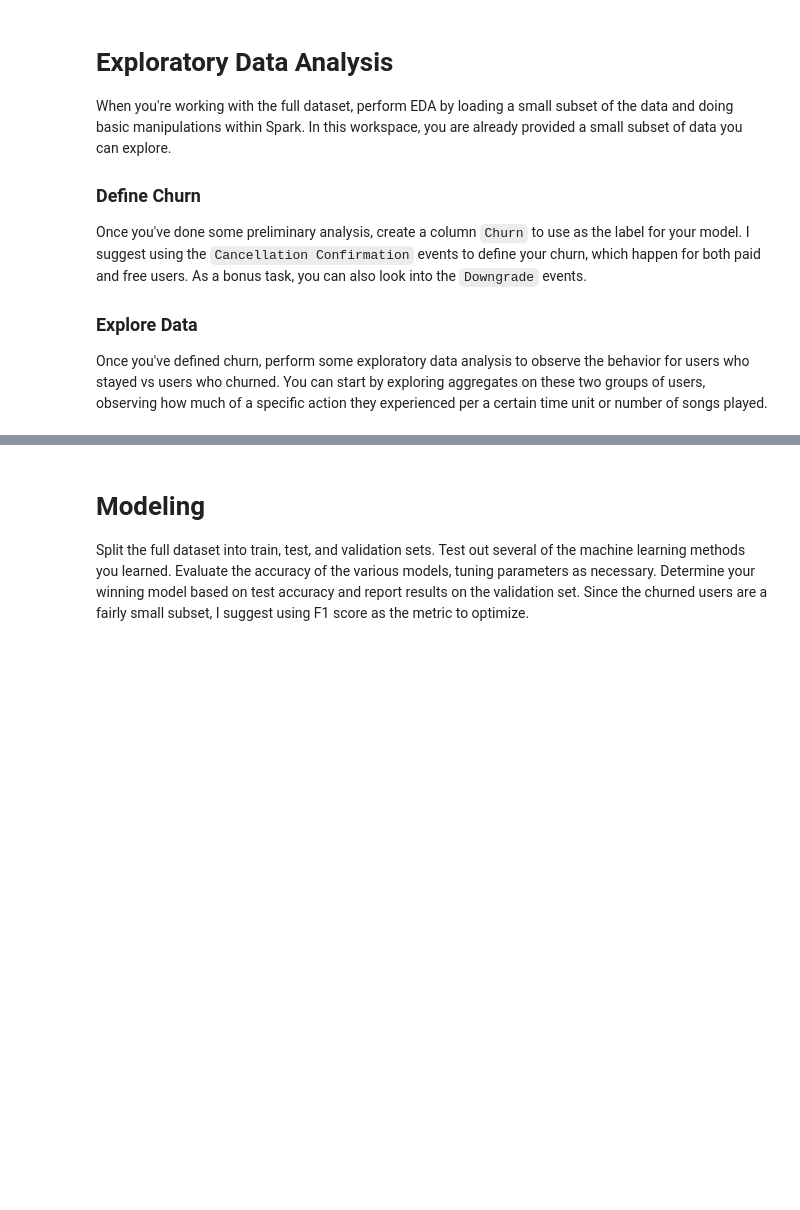
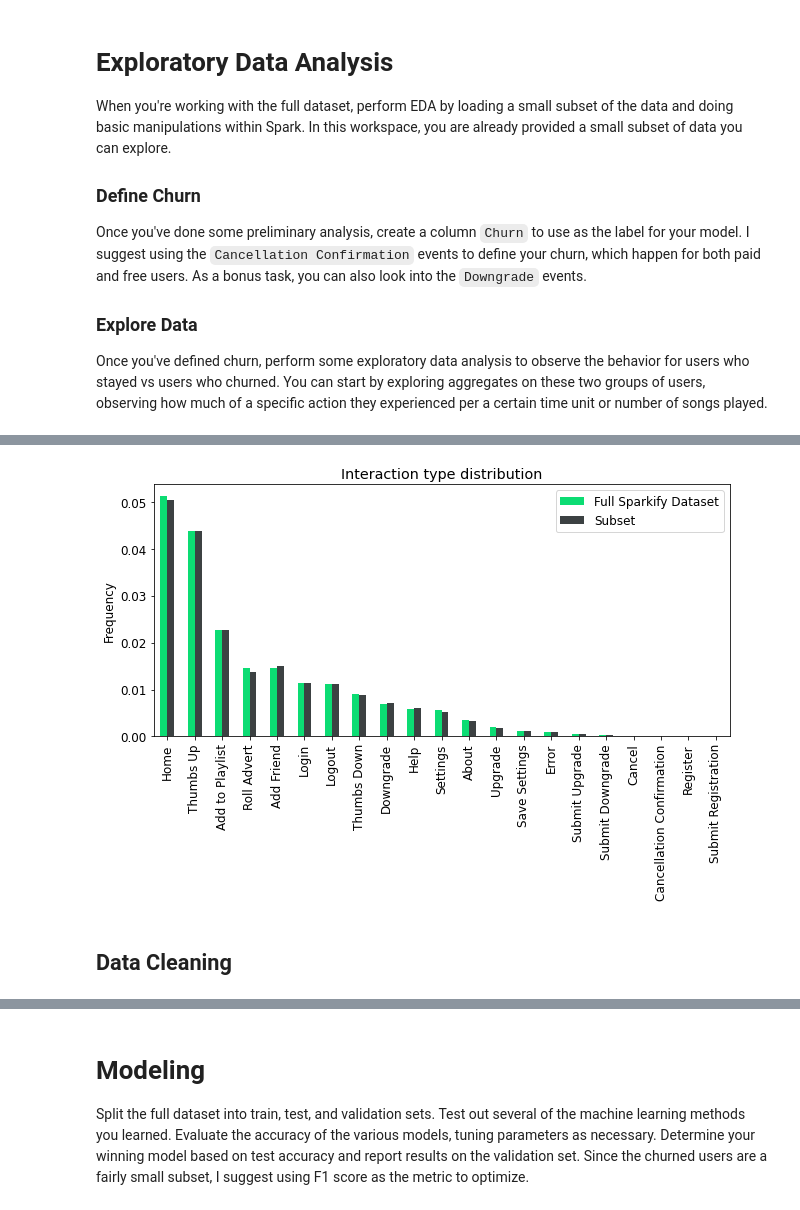
Before and after one commit to isakkabir/isakkabir-Customer-Churn-Prediction-Music-Streaming, a Jupyter notebook: Sparkify.ipynb, the cells around one changed output, grey strips where cells are left out. Cells and saved outputs as stored; diff of their text form; code cells hidden in the pictures; blank space fills up the shorter version.

```diff
--- a/Sparkify.ipynb
+++ b/Sparkify.ipynb
@@ -22,0 +395,16 @@ Once you've defined churn, perform some exploratory data analysis to observe the
+# %%
+# Distribution ex playing songs
+compare_pd[compare_pd['page']!='NextSong'].plot(x='page', y= ['Full Sparkify Dataset', 'Subset'], kind = "bar",
+                                               color = [color1, color2]);
+
+# Plot
+plt.rcParams['figure.figsize'] = (10,7)
+plt.xlabel("");
+plt.ylabel("Frequency");
+plt.title("Interaction type distribution");
+plt.subplots_adjust(left=0.1, right=0.9, top=0.95, bottom=0.45);
+plt.savefig('interactiontype2')
+# %% [output]
+[figure, added]
+# %% [markdown]
+## Data Cleaning
```
Also changed, not shown: parts of 36 cells of this notebook.
